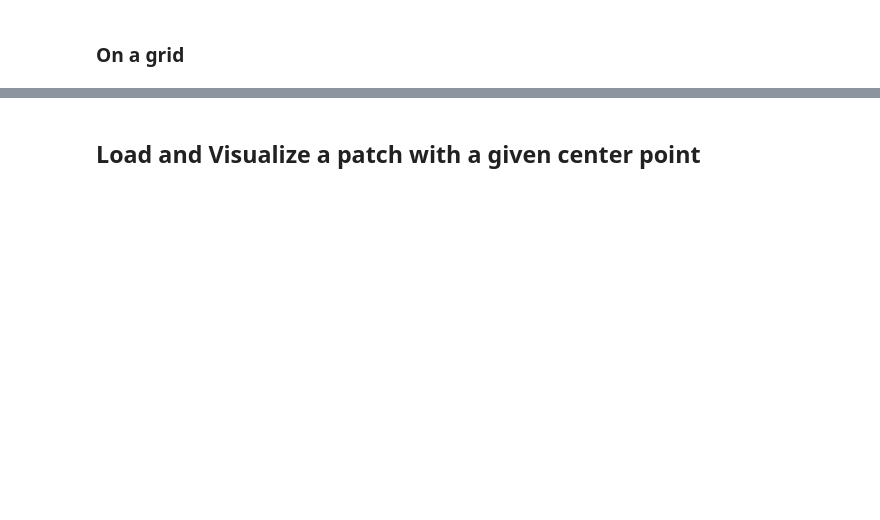
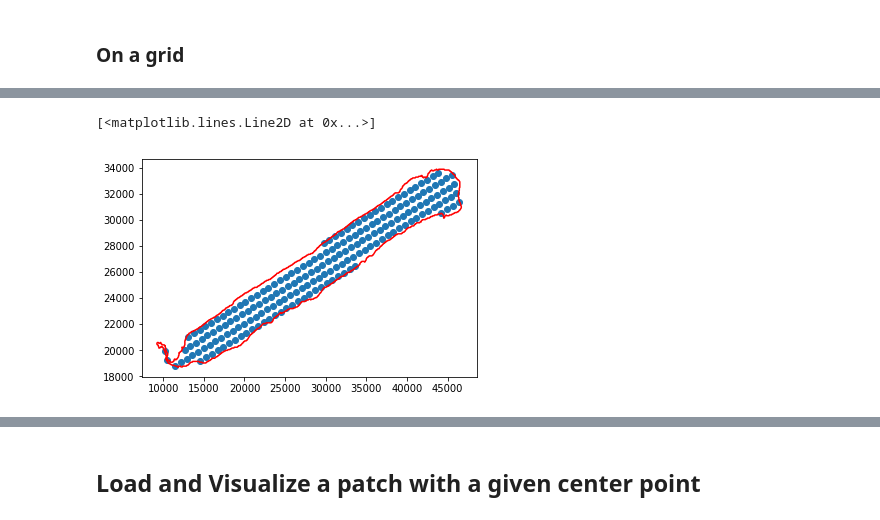
Before and after one commit to DSLituiev/slideslicer, a Jupyter notebook: notebooks/demo-read-slide.ipynb, the cells around one changed output, grey strips where cells are left out. Cells and saved outputs as stored; diff of their text form; code cells hidden in the pictures; blank space fills up the shorter version.

```diff
--- a/notebooks/demo-read-slide.ipynb
+++ b/notebooks/demo-read-slide.ipynb
@@ -124,3 +154,11 @@ points
+# %%
+contour = np.asarray(df_tissues.vertices.iloc[0])
+# %%
+plt.scatter(points[:,0], points[:,1])
+plt.plot(contour[:,0], contour[:,1], c='r')
+# %% [output]
+[<matplotlib.lines.Line2D at 0x...>]
+[figure, added]
 # %%
 # Visualization using `descartes` and `matplotlib` packages
 
```
Also changed, not shown: parts of 18 cells of this notebook, 5 other files.
